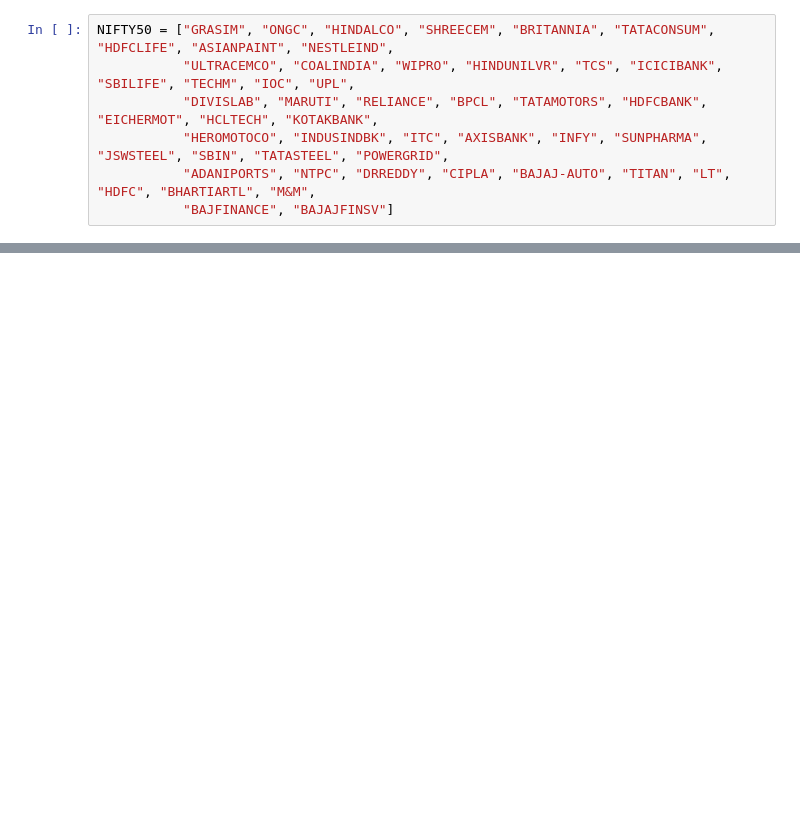
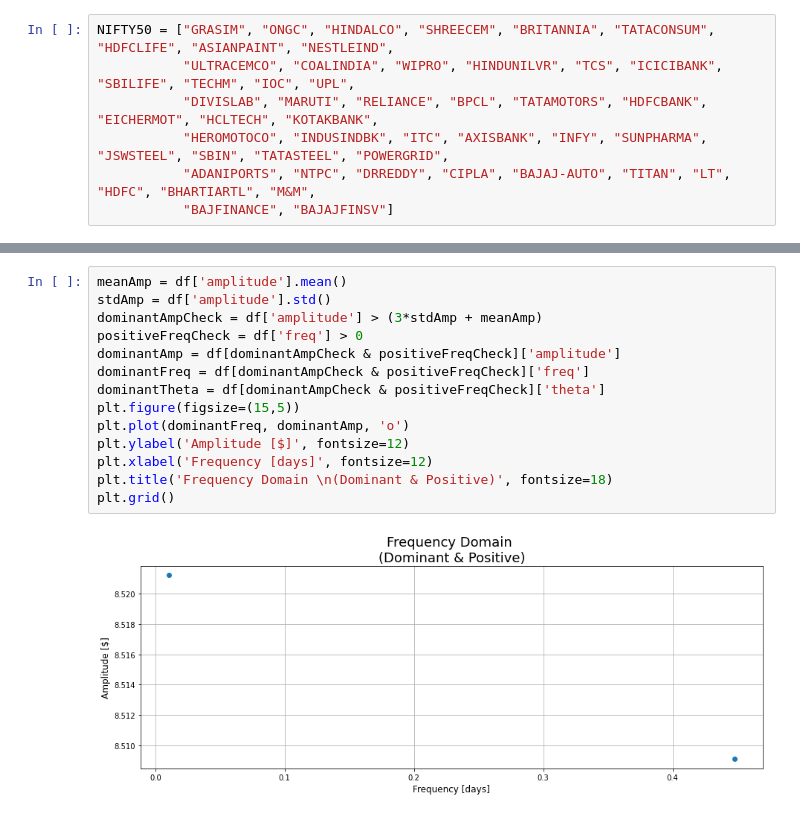
Before and after one commit to collab00/notebooks, a Jupyter notebook: trend.ipynb, the cells around one changed output, grey strips where cells are left out. Drawn from its saved outputs; the diff is of its cells as text; blank space fills up the shorter version.

```diff
--- a/trend.ipynb
+++ b/trend.ipynb
@@ -53,0 +96,16 @@ df['downtrend'].plot(ax=ax2, color='r')
+# %%
+meanAmp = df['amplitude'].mean()
+stdAmp = df['amplitude'].std()
+dominantAmpCheck = df['amplitude'] > (3*stdAmp + meanAmp)
+positiveFreqCheck = df['freq'] > 0
+dominantAmp = df[dominantAmpCheck & positiveFreqCheck]['amplitude']
+dominantFreq = df[dominantAmpCheck & positiveFreqCheck]['freq']
+dominantTheta = df[dominantAmpCheck & positiveFreqCheck]['theta']
+plt.figure(figsize=(15,5))
+plt.plot(dominantFreq, dominantAmp, 'o')
+plt.ylabel('Amplitude [$]', fontsize=12)
+plt.xlabel('Frequency [days]', fontsize=12)
+plt.title('Frequency Domain \n(Dominant & Positive)', fontsize=18)
+plt.grid()
+# %% [output]
+[figure, added]
```
Also changed, not shown: parts of 10 cells of this notebook.
